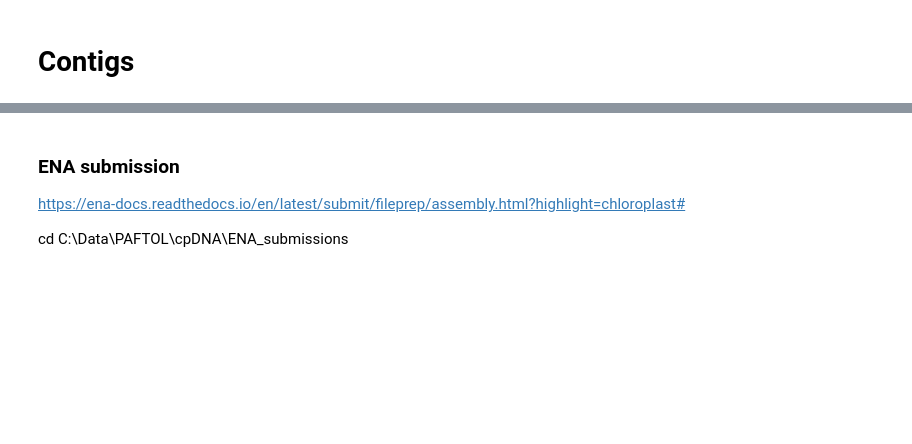
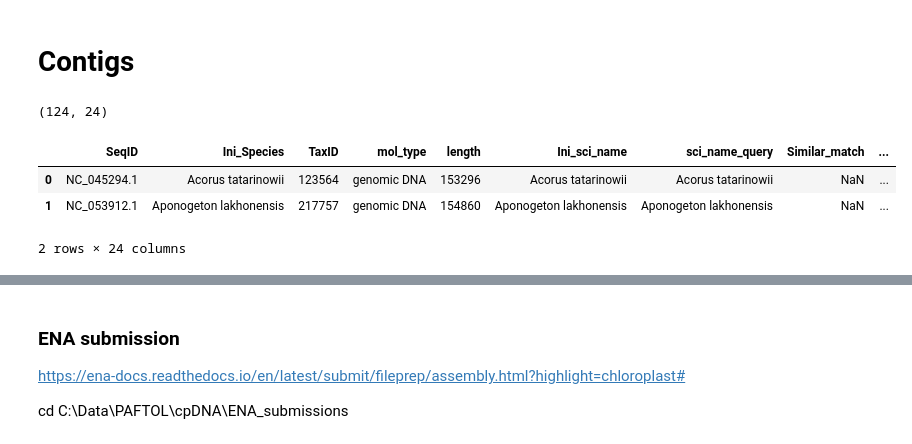
Before and after one commit to RBGKew/cpDNA, a Jupyter notebook: ENA_plastome_submission.ipynb, the cells around one changed output, grey strips where cells are left out. Drawn from its saved outputs; the diff is of its cells as text; code cells hidden in the pictures; blank space fills up the shorter version.

```diff
--- a/ENA_plastome_submission.ipynb
+++ b/ENA_plastome_submission.ipynb
@@ -125,4 +107,14 @@ Submit files to GeSeq https://chlorobox.mpimp-golm.mpg.de/geseq.html and extract
 whole_pt.to_csv(sdir + DataSource + '_wholePT.csv',index=False)
 # %% [markdown]
 # Contigs
+# %%
+references = pd.read_csv('References/NCBI_plastid_ref/NCBI_plastid_ref_list_SELECTED.csv')
+print(references.shape)
+references.head(2)
+# %% [output]
+(124, 24)
+|  | SeqID | Ini_Species | TaxID | mol_type | length | Ini_sci_name | sci_name_query | Similar_match | ... |
+| 0 | NC_045294.1 | Acorus tatarinowii | 123564 | genomic DNA | 153296 | Acorus tatarinowii | Acorus tatarinowii | NaN | ... |
+| 1 | NC_053912.1 | Aponogeton lakhonensis | 217757 | genomic DNA | 154860 | Aponogeton lakhonensis | Aponogeton lakhonensis | NaN | ... |
+2 rows × 24 columns
 # %%
```
Also changed, not shown: parts of 28 cells of this notebook.
